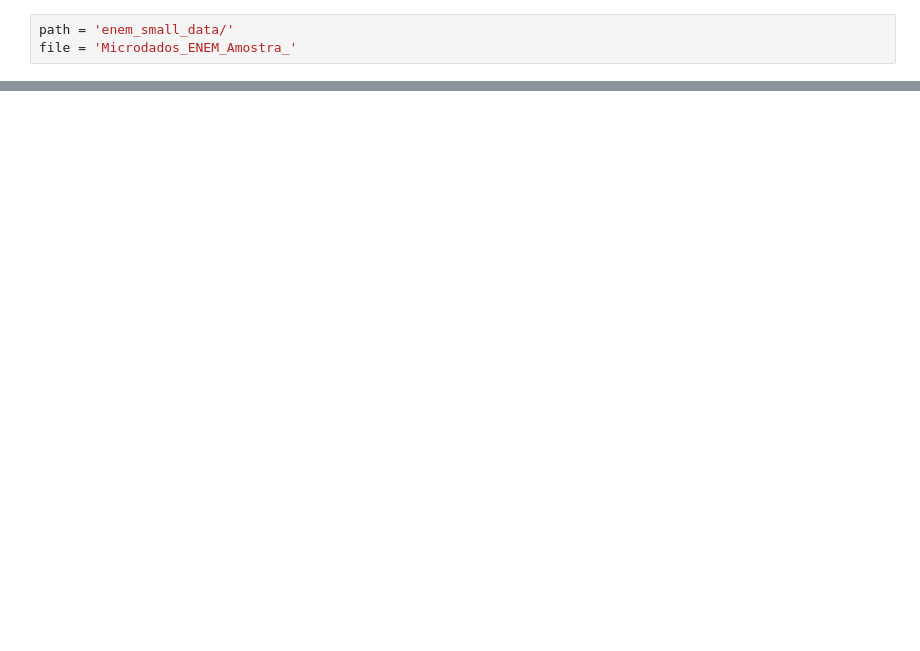
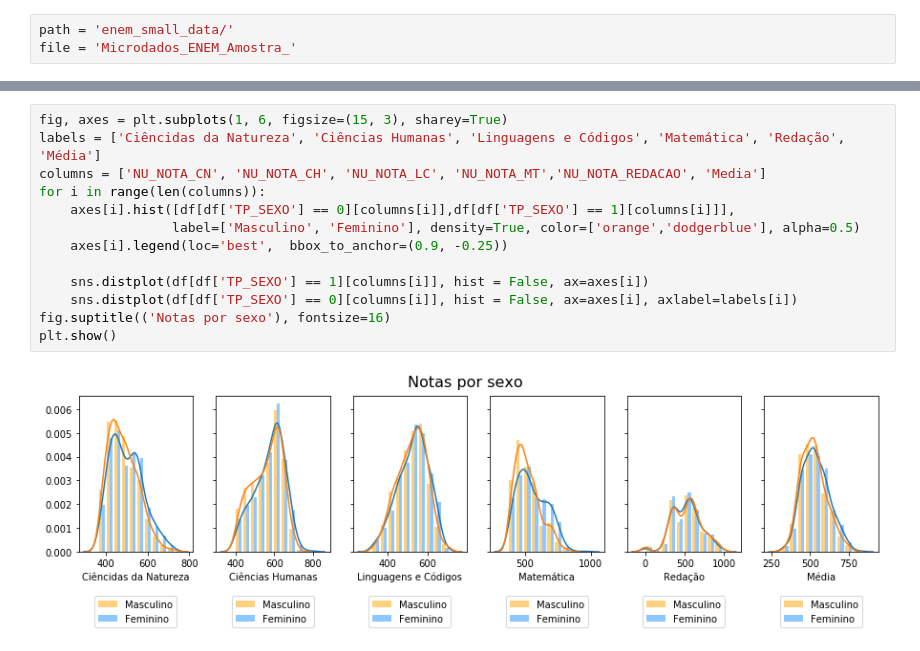
Before and after one commit to barbaragribeiro/enem-data-analysis, a Jupyter notebook: analise_notas_geral_2.ipynb, the cells around one changed output, grey strips where cells are left out. Saved outputs shown, nothing was run; the diff lists cells and outputs as text; blank space fills up the shorter version.

```diff
--- a/analise_notas_geral_2.ipynb
+++ b/analise_notas_geral_2.ipynb
@@ -287,0 +90,15 @@ for i in range(len(columns)):
+# %%
+fig, axes = plt.subplots(1, 6, figsize=(15, 3), sharey=True)
+labels = ['Ciêncidas da Natureza', 'Ciências Humanas', 'Linguagens e Códigos', 'Matemática', 'Redação', 'Média']
+columns = ['NU_NOTA_CN', 'NU_NOTA_CH', 'NU_NOTA_LC', 'NU_NOTA_MT','NU_NOTA_REDACAO', 'Media']
+for i in range(len(columns)):
+    axes[i].hist([df[df['TP_SEXO'] == 0][columns[i]],df[df['TP_SEXO'] == 1][columns[i]]],
+                 label=['Masculino', 'Feminino'], density=True, color=['orange','dodgerblue'], alpha=0.5)
+    axes[i].legend(loc='best',  bbox_to_anchor=(0.9, -0.25))
+
+    sns.distplot(df[df['TP_SEXO'] == 1][columns[i]], hist = False, ax=axes[i])
+    sns.distplot(df[df['TP_SEXO'] == 0][columns[i]], hist = False, ax=axes[i], axlabel=labels[i])
+fig.suptitle(('Notas por sexo'), fontsize=16)
+plt.show()
+# %% [output]
+[figure, added]
```
Also changed, not shown: parts of 56 cells of this notebook.
